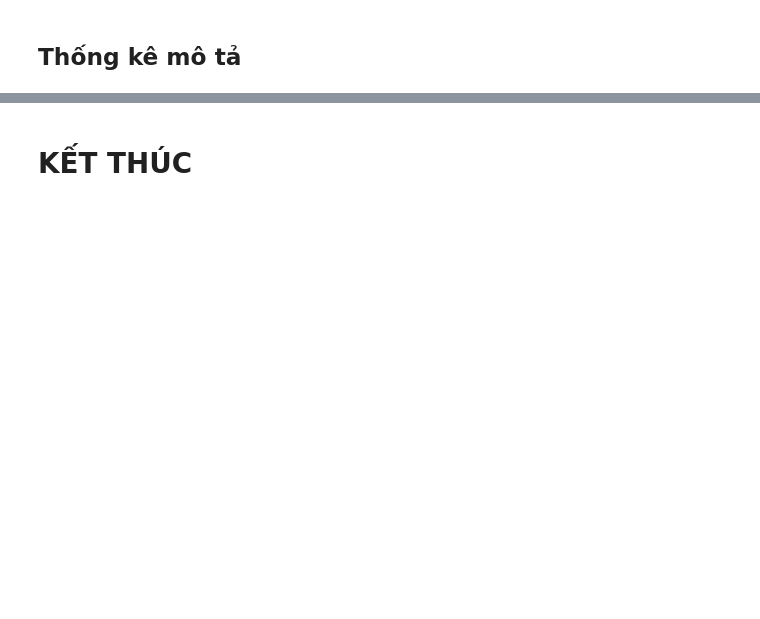
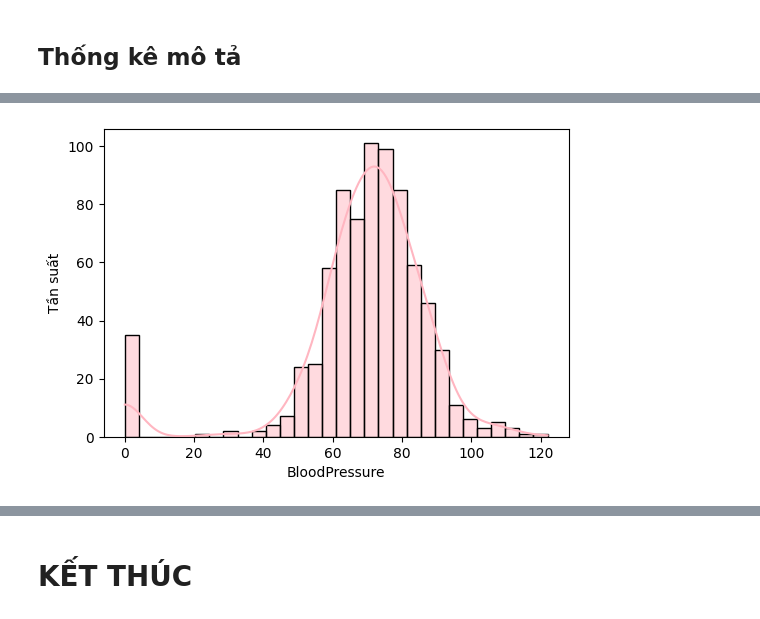
Before and after one commit to kvan185/demo_data_analytics, a Jupyter notebook: lesson3/Lab3.ipynb, the cells around one changed output, grey strips where cells are left out. Cells and saved outputs as stored; diff of their text form; code cells hidden in the pictures; blank space fills up the shorter version.

```diff
--- a/lesson3/Lab3.ipynb
+++ b/lesson3/Lab3.ipynb
@@ -43,0 +134,9 @@ df.corr()
+# %%
+# BloodPressure (Huyết áp)
+plt.figure(figsize=(6,4))
+sns.histplot(df['BloodPressure'], kde=True, bins=30, color="lightpink")
+plt.xlabel('BloodPressure')
+plt.ylabel("Tần suất")
+plt.show()
+# %% [output]
+[figure, added]
```
Also changed, not shown: parts of 22 cells of this notebook.
